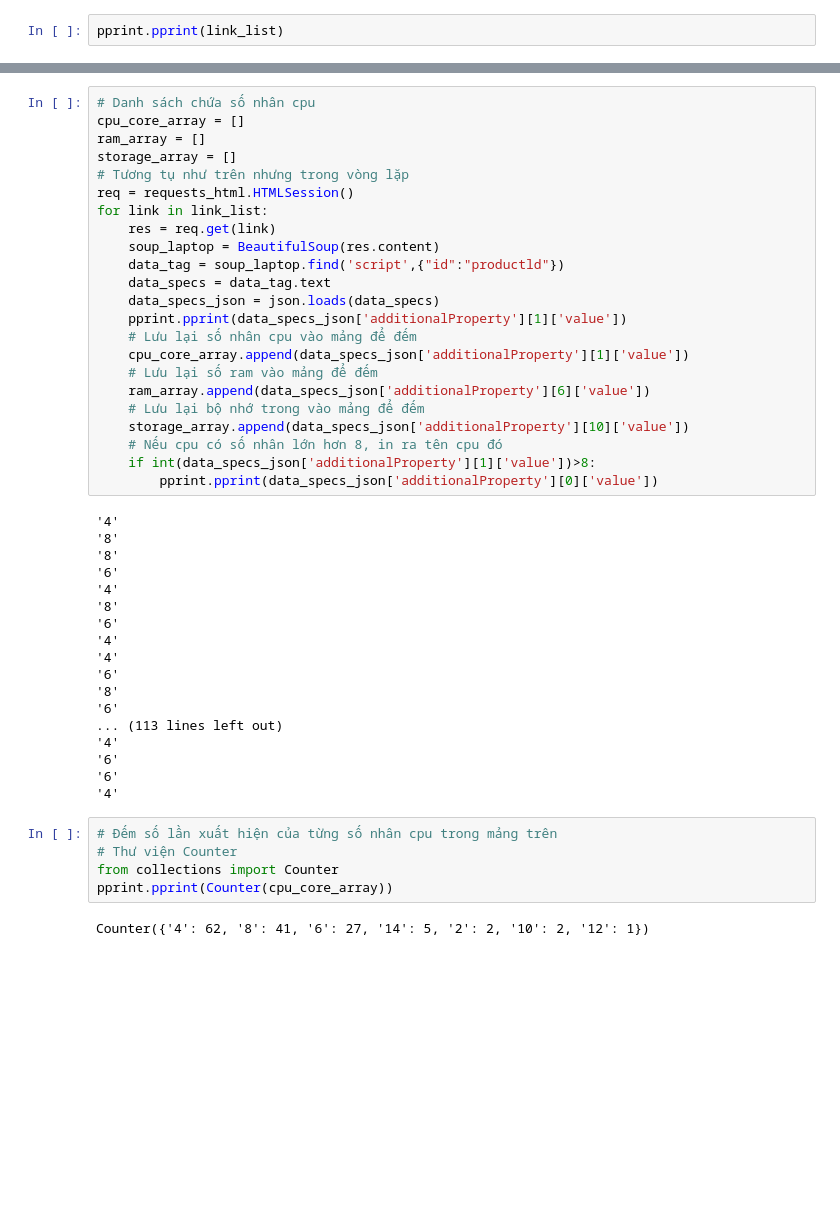
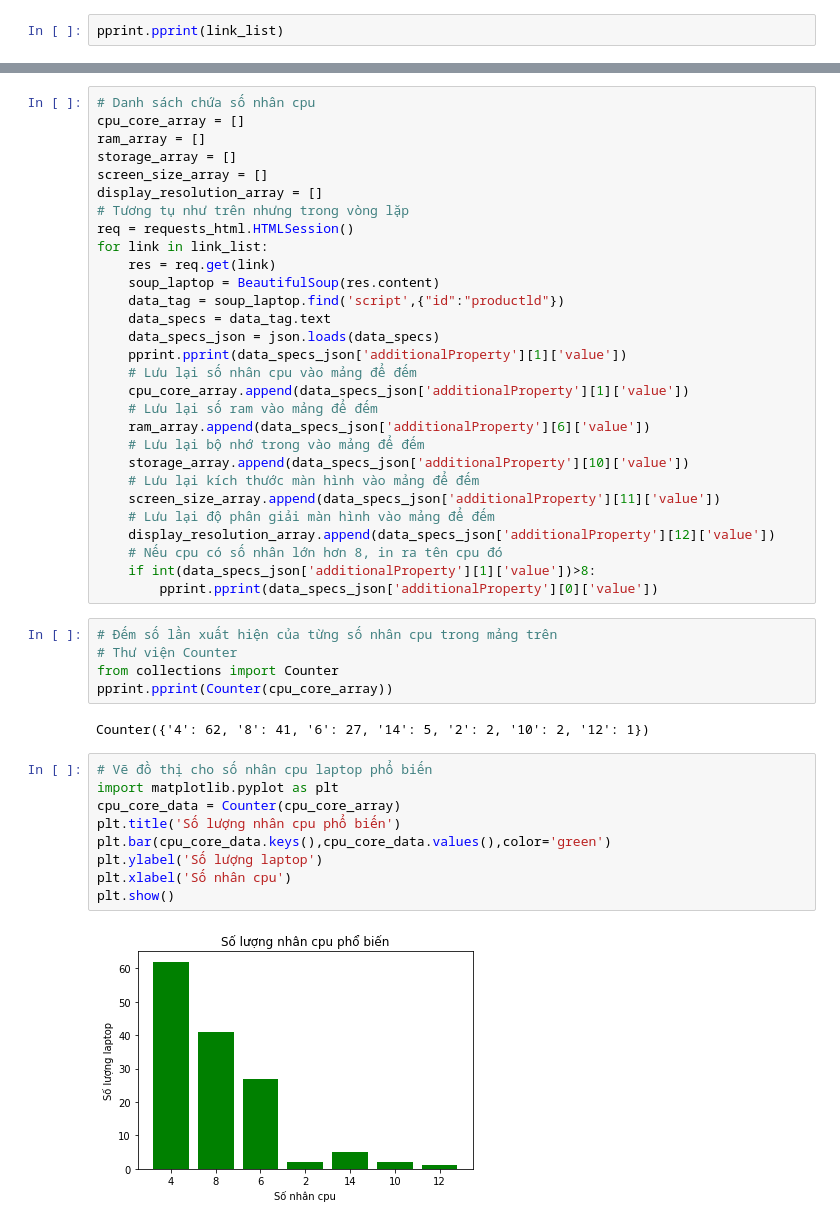
Before and after one commit to lamminhthien/DataMining_School, a Jupyter notebook: List_popular_laptop_specifications.ipynb, the cells around one changed output, grey strips where cells are left out. Drawn from its saved outputs; the diff is of its cells as text; blank space fills up the shorter version.

```diff
--- a/List_popular_laptop_specifications.ipynb
+++ b/List_popular_laptop_specifications.ipynb
@@ -61,6 +67,8 @@ pprint.pprint(data_specs_json['additionalProperty'][10]['value'])
 cpu_core_array = []
 ram_array = []
 storage_array = []
+screen_size_array = []
+display_resolution_array = []
 # Tương tụ như trên nhưng trong vòng lặp
 req = requests_html.HTMLSession()
 for link in link_list:
@@ -76,27 +84,13 @@ for link in link_list:
     ram_array.append(data_specs_json['additionalProperty'][6]['value'])
     # Lưu lại bộ nhớ trong vào mảng để đếm
     storage_array.append(data_specs_json['additionalProperty'][10]['value'])
+    # Lưu lại kích thước màn hình vào mảng để đếm
+    screen_size_array.append(data_specs_json['additionalProperty'][11]['value'])
+    # Lưu lại độ phân giải màn hình vào mảng để đếm
+    display_resolution_array.append(data_specs_json['additionalProperty'][12]['value'])
     # Nếu cpu có số nhân lớn hơn 8, in ra tên cpu đó
     if int(data_specs_json['additionalProperty'][1]['value'])>8:
         pprint.pprint(data_specs_json['additionalProperty'][0]['value'])
-# %% [output]
-'4'
-'8'
-'8'
-'6'
-'4'
-'8'
-'6'
-'4'
-'4'
-'6'
-'8'
-'6'
-... (113 lines left out)
-'4'
-'6'
-'6'
-'4'
 # %%
 # Đếm số lần xuất hiện của từng số nhân cpu trong mảng trên
 # Thư viện Counter
@@ -104,6 +98,17 @@ from collections import Counter
 pprint.pprint(Counter(cpu_core_array))
 # %% [output]
 Counter({'4': 62, '8': 41, '6': 27, '14': 5, '2': 2, '10': 2, '12': 1})
+# %%
+# Vẽ đồ thị cho số nhân cpu laptop phổ biến
+import matplotlib.pyplot as plt
+cpu_core_data = Counter(cpu_core_array)
+plt.title('Số lượng nhân cpu phổ biến')
+plt.bar(cpu_core_data.keys(),cpu_core_data.values(),color='green')
+plt.ylabel('Số lượng laptop')
+plt.xlabel('Số nhân cpu')
+plt.show()
+# %% [output]
+[figure, added]
 # %%
 # Đếm số lần xuất hiện của từng bộ nhớ ramtrong mảng trên
 pprint.pprint(Counter(ram_array))
```
Also changed, not shown: parts of 6 cells of this notebook, 1 other file.
